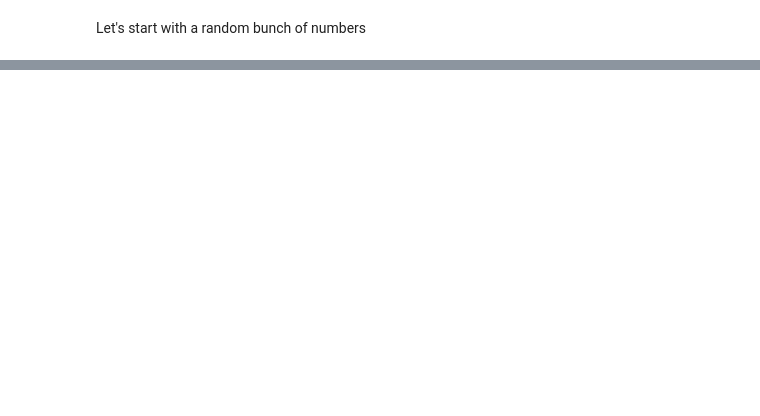
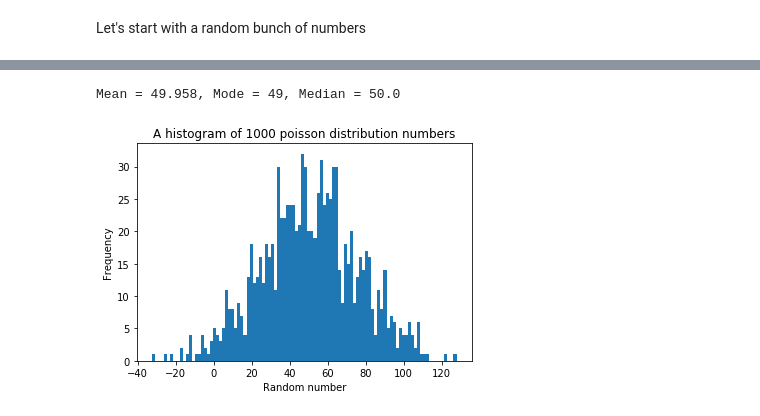
Before and after one commit to malteserteresa/learning-numpy, a Jupyter notebook: statistics/representation/example.ipynb, the cells around one changed output, grey strips where cells are left out. Saved outputs shown, nothing was run; the diff lists cells and outputs as text; code cells hidden in the pictures; blank space fills up the shorter version.

```diff
--- a/statistics/representation/example.ipynb
+++ b/statistics/representation/example.ipynb
@@ -14,0 +46,13 @@ plt.show()
+# %%
+poisson_numbers = np.random.poisson(50, 1000)
+
+locations(poisson_numbers)
+
+plt.hist(normal_numbers, bins = 100)
+plt.title("A histogram of 1000 poisson distribution numbers")
+plt.xlabel("Random number")
+plt.ylabel("Frequency")
+plt.show()
+# %% [output]
+Mean = 49.958, Mode = 49, Median = 50.0
+[figure, added]
```
Also changed, not shown: parts of 13 cells of this notebook, 3 other files.
